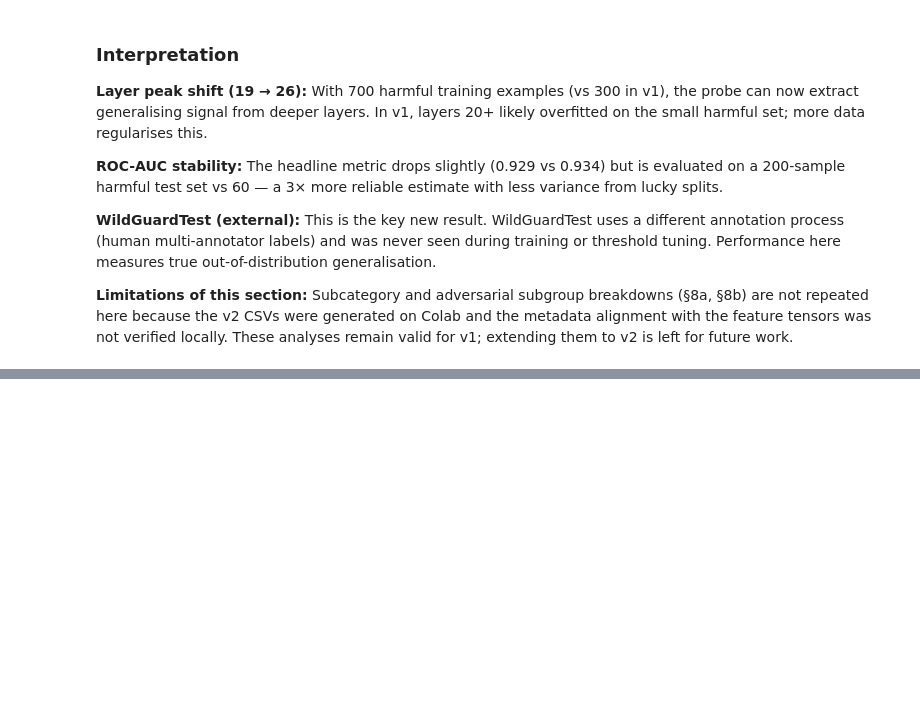
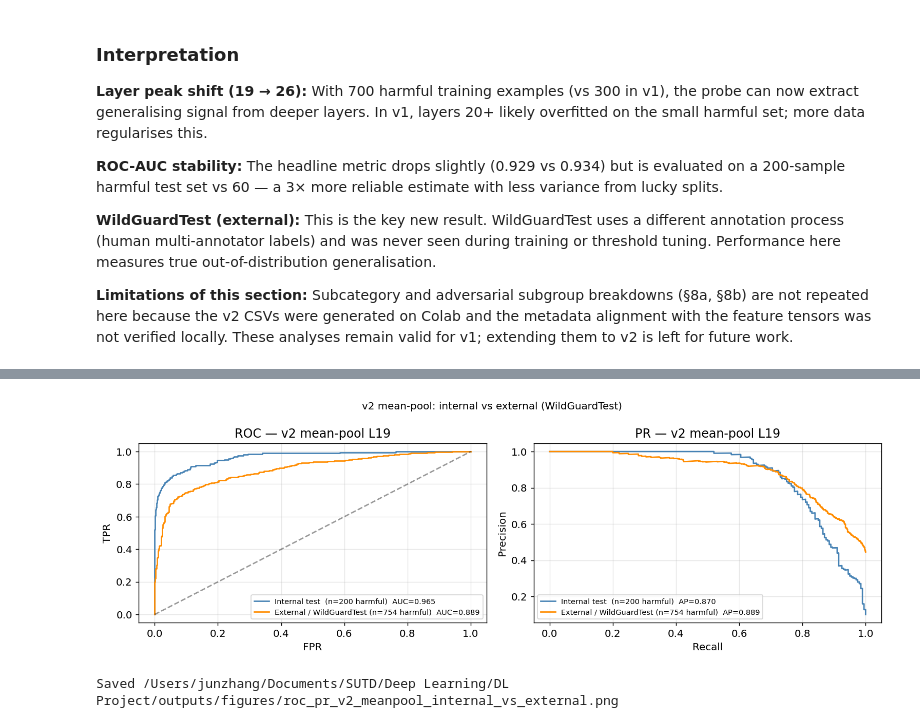
Before and after one commit to brian-w-zhang/DL-Project, a Jupyter notebook: notebooks/02_main_experiment.ipynb, the cells around one changed output, grey strips where cells are left out. Cells and saved outputs as stored; diff of their text form; code cells hidden in the pictures; blank space fills up the shorter version.

```diff
--- a/notebooks/02_main_experiment.ipynb
+++ b/notebooks/02_main_experiment.ipynb
@@ -1140,0 +1318,32 @@ Saved /Users/junzhang/Documents/SUTD/Deep Learning/DL Project/outputs/figures/ro
+# %%
+from sklearn.metrics import roc_curve, precision_recall_curve
+
+fig, axes = plt.subplots(1, 2, figsize=(12, 4))
+for scores, y, label, color in [
+    (mp_test_scores, y_test_mp, f'Internal test  (n=200 harmful)', 'steelblue'),
+    (mp_ext_scores,  y_ext_mp,  f'External / WildGuardTest (n=754 harmful)', 'darkorange'),
+]:
+    fpr, tpr, _ = roc_curve(y.numpy(), scores)
+    prec, rec, _ = precision_recall_curve(y.numpy(), scores)
+    auc = roc_auc_score(y.numpy(), scores)
+    ap  = average_precision_score(y.numpy(), scores)
+    axes[0].plot(fpr, tpr,  color=color, label=f'{label}  AUC={auc:.3f}')
+    axes[1].plot(rec, prec, color=color, label=f'{label}  AP={ap:.3f}')
+
+axes[0].plot([0,1],[0,1],'k--',alpha=0.4)
+axes[0].set_xlabel('FPR'); axes[0].set_ylabel('TPR')
+axes[0].set_title(f'ROC — v2 mean-pool L{MP_LAYER}')
+axes[0].legend(fontsize=8); axes[0].grid(alpha=0.3)
+axes[1].set_xlabel('Recall'); axes[1].set_ylabel('Precision')
+axes[1].set_title(f'PR — v2 mean-pool L{MP_LAYER}')
+axes[1].legend(fontsize=8); axes[1].grid(alpha=0.3)
+
+plt.suptitle('v2 mean-pool: internal vs external (WildGuardTest)', fontsize=11)
+plt.tight_layout()
+out = PATHS['figures'] / 'roc_pr_v2_meanpool_internal_vs_external.png'
+plt.savefig(out, bbox_inches='tight', dpi=150)
+plt.show()
+print(f'Saved {out}')
+# %% [output]
+[figure, added]
+Saved /Users/junzhang/Documents/SUTD/Deep Learning/DL Project/outputs/figures/roc_pr_v2_meanpool_internal_vs_external.png
```
Also changed, not shown: parts of 9 cells of this notebook, 38 other files.
